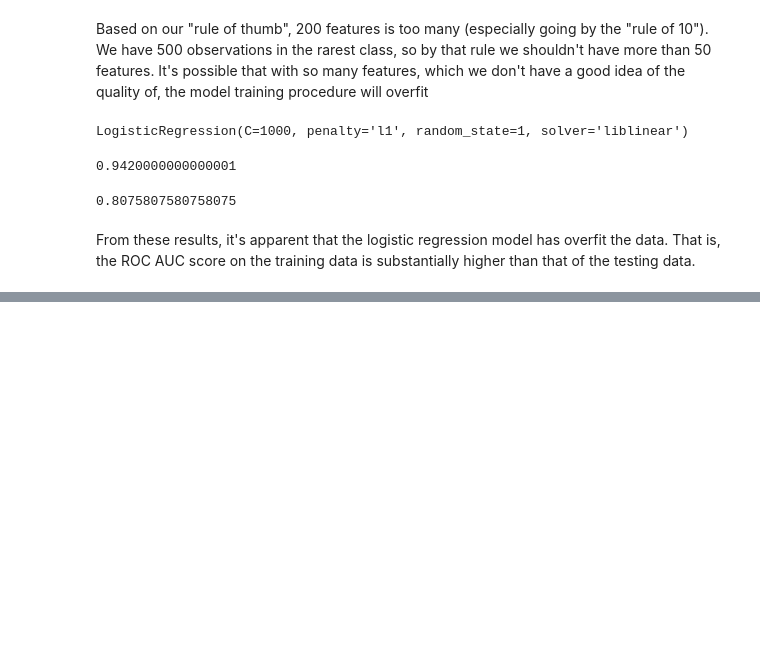
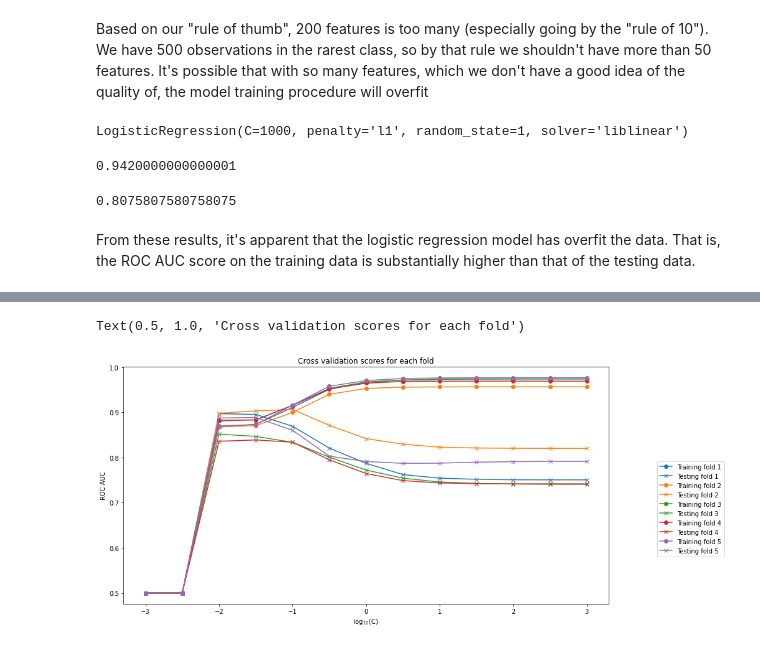
Before and after one commit to cbvreis/Book_Data-Science-Projects-with-Python-P, a Jupyter notebook: notebooks/chapter4.ipynb, the cells around one changed output, grey strips where cells are left out. Saved outputs shown, nothing was run; the diff lists cells and outputs as text; code cells hidden in the pictures; blank space fills up the shorter version.

```diff
--- a/notebooks/chapter4.ipynb
+++ b/notebooks/chapter4.ipynb
@@ -121,0 +154,2 @@ From these results, it's apparent that the logistic regression model has overfit
+# %%
+k_folds = StratifiedKFold(n_splits=n_folds, shuffle=True, random_state=1)
@@ -121,0 +160,3 @@ From these results, it's apparent that the logistic regression model has overfit
+# %%
+C_val_exponents = np.linspace(3,-3,13)
+C_val_exponents
@@ -121,0 +166,2 @@ From these results, it's apparent that the logistic regression model has overfit
+# %%
+C_vals = np.float(10)**C_val_exponents
@@ -121,0 +224,2 @@ From these results, it's apparent that the logistic regression model has overfit
+# %%
+cv_train_roc_auc, cv_test_roc_auc, cv_test_roc = cross_val_C_search(k_folds, C_vals, lr_syn, X_train, y_train)
@@ -121,0 +240,17 @@ From these results, it's apparent that the logistic regression model has overfit
+# %%
+import matplotlib as mpl
+
+cmap = mpl.cm.get_cmap('tab10')
+
+for this_fold in range(k_folds.n_splits):
+    plt.plot(C_val_exponents, cv_train_roc_auc[this_fold], '-o',
+             color=cmap(this_fold), label='Training fold {}'.format(this_fold+1))
+    plt.plot(C_val_exponents, cv_test_roc_auc[this_fold], '-x',
+             color=cmap(this_fold), label='Testing fold {}'.format(this_fold+1))
+plt.ylabel('ROC AUC')
+plt.xlabel('log$_{10}$(C)')
+plt.legend(loc = [1.1, 0.2])
+plt.title('Cross validation scores for each fold')
+# %% [output]
+Text(0.5, 1.0, 'Cross validation scores for each fold')
+[figure, added]
```
Also changed, not shown: parts of 26 cells of this notebook.
